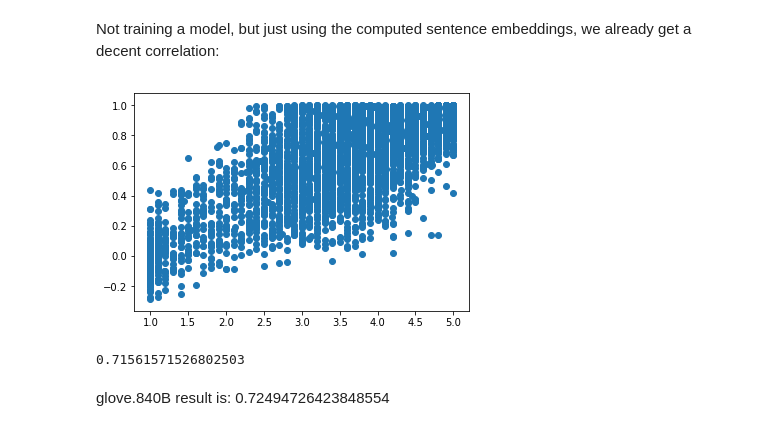
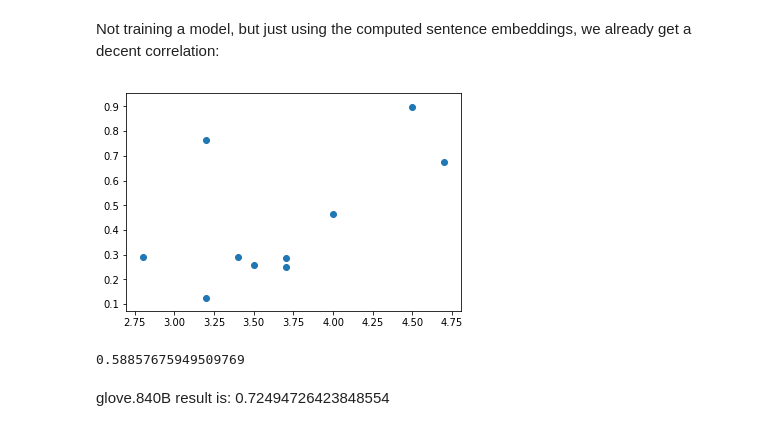
Before and after one commit to sruan2/wordembeddings, a Jupyter notebook: sts_sick_supervized-glove6B.ipynb, the cells around one changed output. Cells and saved outputs as stored; diff of their text form; code cells hidden in the pictures.

```diff
--- a/sts_sick_supervized-glove6B.ipynb
+++ b/sts_sick_supervized-glove6B.ipynb
@@ -95,8 +96,8 @@ from wordembeddings import EmbeddingVectorizer
 # %%
 emb = EmbeddingVectorizer(word_vectors=glove, weighted=True, R=True)
 # %%
-Vs0 = emb.fit_transform(sickA)
-Vs1 = emb.fit_transform(sickB)
+Vs0 = emb.transform(sickA[:200])
+Vs1 = emb.transform(sickB[:200])
 # %%
 def cosine_similarity(v1, v2):
     return np.dot(v1, v2) / (np.linalg.norm(v1) * np.linalg.norm(v2))
@@ -107,13 +108,13 @@ Not training a model, but just using the computed sentence embeddings, we alread
 # %%
 predicted = np.array([cosine_similarity(vs0, vs1) for vs0, vs1 in zip(Vs0, Vs1)])
 # %%
-plt.scatter(relatedness_score, predicted);
+plt.scatter(relatedness_score[:10], predicted[:10]);
 # %% [output]
-[figure, old version]
+[figure, new version]
 # %%
-pearsonr(predicted, relatedness_score)[0]
+pearsonr(predicted[:10], relatedness_score[:10])[0]
 # %% [output]
-0.71561571526802503
+0.58857675949509769
 # %% [markdown]
 glove.840B result is: 0.72494726423848554
 # %% [markdown]
```
Also changed, not shown: parts of 5 cells of this notebook.
